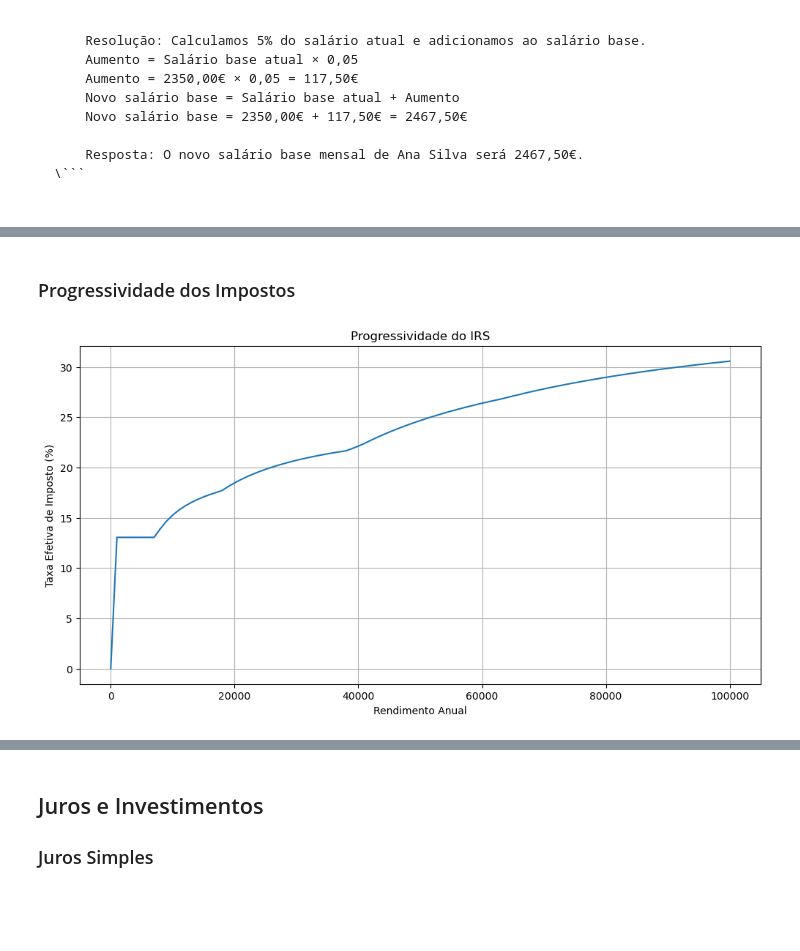
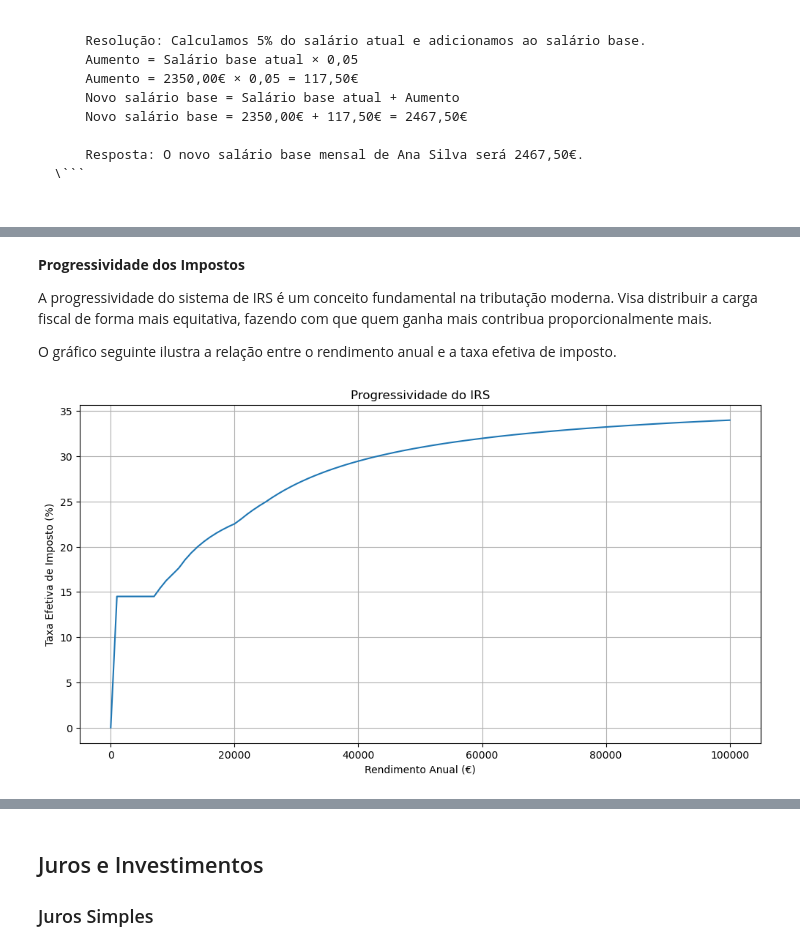
Before and after one commit to pjocoelho/JupyterBook_10, a Jupyter notebook: _sources/Cap_04.ipynb, the cells around one changed output, grey strips where cells are left out. Cells and saved outputs as stored; diff of their text form; code cells hidden in the pictures; blank space fills up the shorter version.

```diff
--- a/_sources/Cap_04.ipynb
+++ b/_sources/Cap_04.ipynb
@@ -282,21 +291,0 @@ Taxa Efetiva de Imposto: 23.01%
-# %%
-def calcular_irs(rendimento_anual, deducoes=0):
-    rendimento_coletavel = rendimento_anual - deducoes
-    imposto_bruto = calcular_impostos_progressivos(rendimento_coletavel)
-
-    # Simulação de deduções à coleta
-    deducoes_coleta = min(1000, imposto_bruto * 0.10)
-
-    imposto_final = max(0, imposto_bruto - deducoes_coleta)
-
-    return imposto_final
-
-# Exemplo
-rendimento_anual = 35000
-deducoes = 4000
-
-irs = calcular_irs(rendimento_anual, deducoes)
-
-print(f"Rendimento Anual: {rendimento_anual:.2f}")
-print(f"Deduções: {deducoes:.2f}")
-print(f"IRS a pagar: {irs:.2f}")
@@ -307,20 +398,36 @@ IRS a pagar: 6464.95
 # %% [markdown]
-### Progressividade dos Impostos
+**Progressividade dos Impostos**
+
+A progressividade do sistema de IRS é um conceito fundamental na tributação moderna. Visa distribuir a carga fiscal de forma mais equitativa, fazendo com que quem ganha mais contribua proporcionalmente mais.
+
+O gráfico seguinte ilustra a relação entre o rendimento anual e a taxa efetiva de imposto.
 # %%
 import matplotlib.pyplot as plt
+
+def calcular_irs(rendimento):
+    if rendimento <= 7112:
+        return rendimento * 0.145
+    elif rendimento <= 10732:
+        return 7112 * 0.145 + (rendimento - 7112) * 0.23
+    elif rendimento <= 20322:
+        return 7112 * 0.145 + (10732 - 7112) * 0.23 + (rendimento - 10732) * 0.285
+    elif rendimento <= 25075:
+        return 7112 * 0.145 + (10732 - 7112) * 0.23 + (20322 - 10732) * 0.285 + (rendimento - 20322) * 0.35
+    else:
+        return 7112 * 0.145 + (10732 - 7112) * 0.23 + (20322 - 10732) * 0.285 + (25075 - 20322) * 0.35 + (rendimento - 25075) * 0.37
 
 def analisar_progressividade():
     rendimentos = range(0, 100001, 1000)
     taxas_efetivas = [(calcular_irs(r) / r) * 100 if r > 0 else 0 for r in rendimentos]
 
     plt.figure(figsize=(12, 6))
     plt.plot(rendimentos, taxas_efetivas)
     plt.title("Progressividade do IRS")
-    plt.xlabel("Rendimento Anual")
+    plt.xlabel("Rendimento Anual (€)")
     plt.ylabel("Taxa Efetiva de Imposto (%)")
     plt.grid(True)
     plt.show()
 
 analisar_progressividade()
 # %% [output]
-[figure, old version]
+[figure, new version]
```
Also changed, not shown: parts of 9 cells of this notebook, 7 other files.
